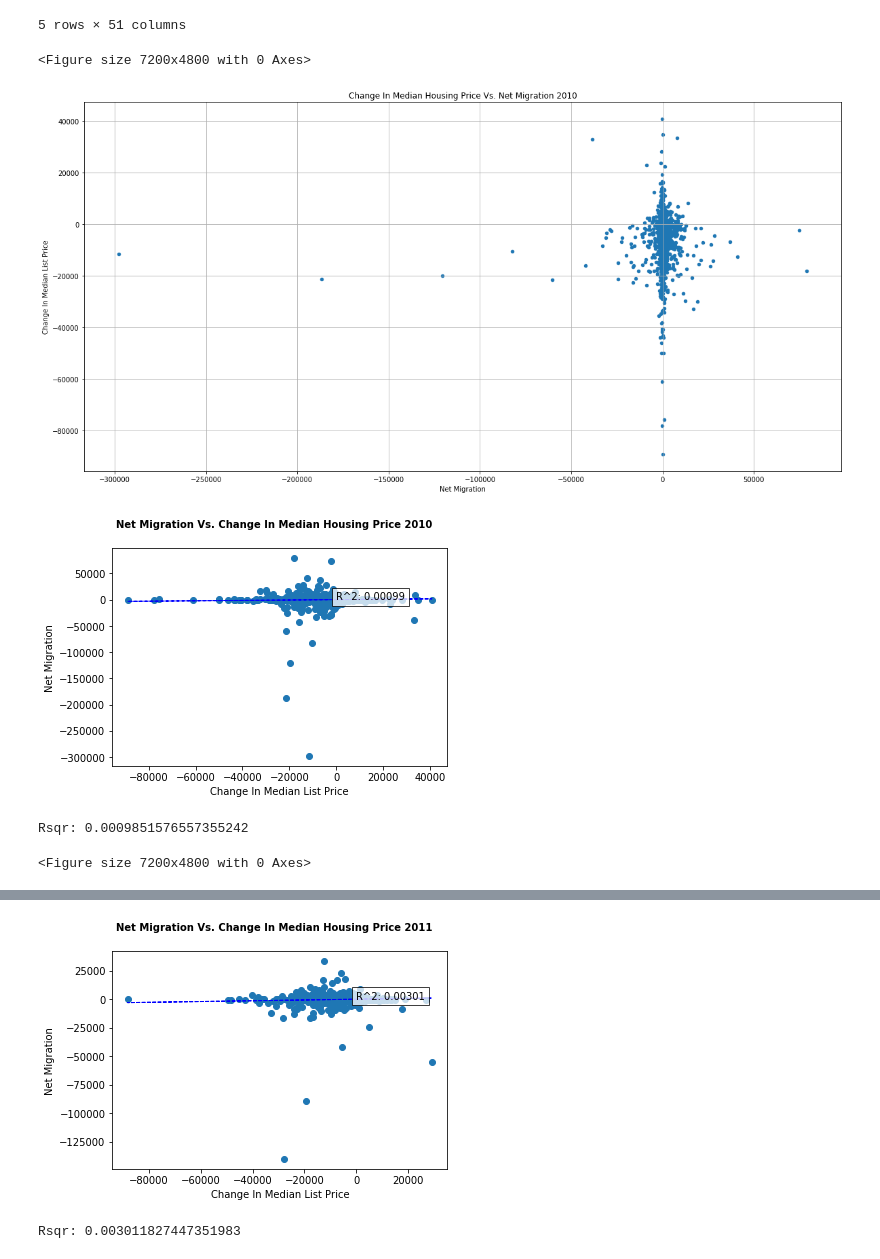
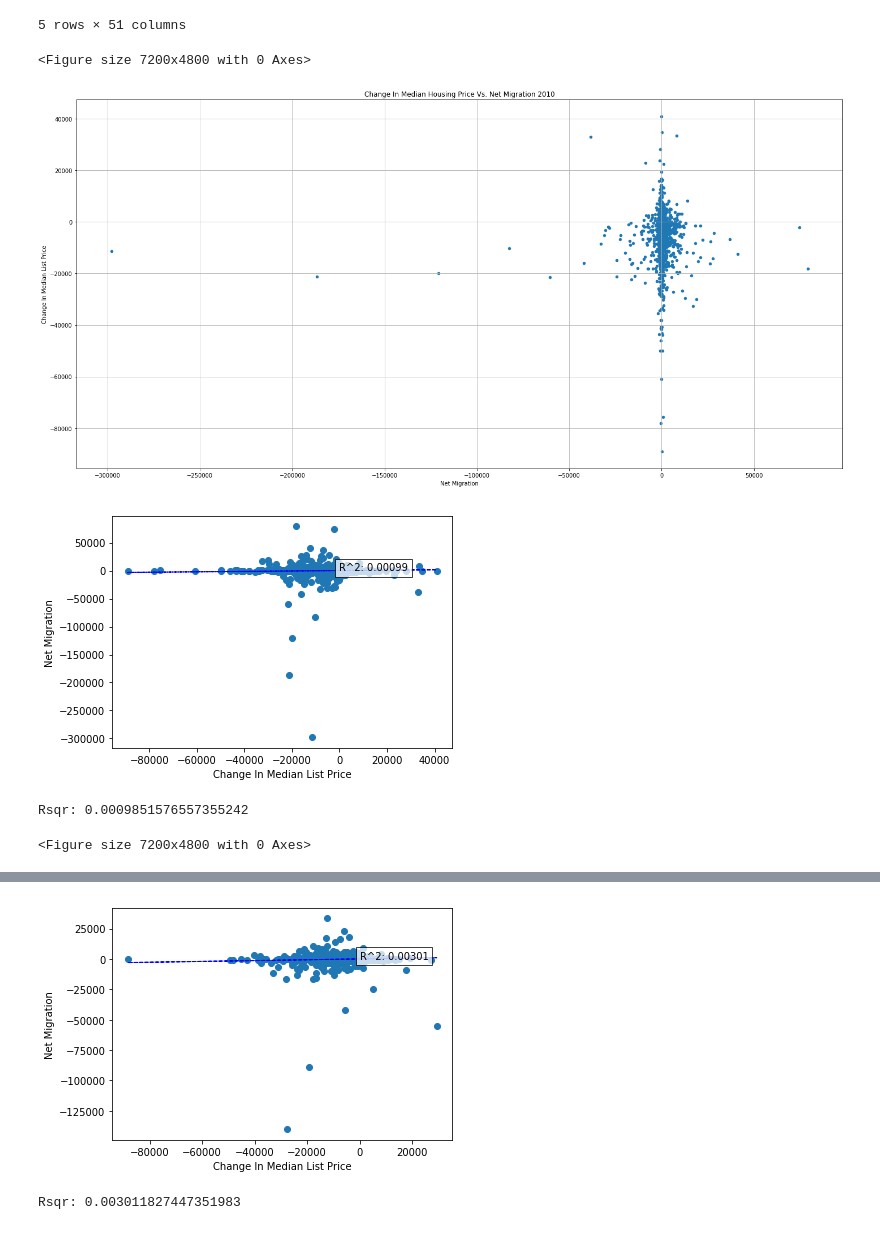
Before and after one commit to UCBDataAna/Project1_Migration, a Jupyter notebook: ScatterPlot_ByYear.ipynb, the cells around one changed output, grey strips where cells are left out. Drawn from its saved outputs; the diff is of its cells as text; code cells hidden in the pictures.

```diff
--- a/ScatterPlot_ByYear.ipynb
+++ b/ScatterPlot_ByYear.ipynb
@@ -60,36 +61,37 @@ for year in years:
 
     plt.figure(dpi=1200)
 
     merge_output.plot(kind="scatter", x=f"{year}NET",
                                               y=f"{year2} Difference",
                                               grid=True, figsize=(20,10),
                                               title=f"Change In Median Housing Price Vs. Net Migration {year2}")
 
     plt.ylabel("Change In Median List Price")
     plt.xlabel("Net Migration")
 
     difference = merge_output[f"{year2} Difference"]
     moved_net = merge_output[f"{year}NET"]
 
     vc_slope, vc_int, vc_r, vc_p, vc_std_err = stats.linregress(difference, moved_net)
     vc_fit = vc_slope * difference + vc_int
 
     fig, (ax1) = plt.subplots(1, sharex=True)
-    fig.suptitle(f"Net Migration Vs. Change In Median Housing Price {year2}", fontsize=10, fontweight="bold")
+    #fig.suptitle(f"Net Migration Vs. Change In Median Housing Price {year2}", fontsize=10, fontweight="bold")
     plt.ylabel("Net Migration")
     plt.xlabel("Change In Median List Price")
 
     #ax1.set_xlim(min(moved_net)-10000, max(moved_net)+10000)
     #ax1.set_ylim(min(difference)-10000, max(difference)+10000)
     ax1.plot(difference, moved_net, linewidth=0, marker="o")
     ax1.plot(difference, vc_fit, "b--", linewidth=1)
     plt.text(-5,-5,"R^2: "+str(round(vc_r**2,5)),bbox=dict(facecolor='white', alpha=0.75))
-    plt.savefig(f"Census vs Zillow Scatter (SELECT STATES-PERC CHANGE) {year2}.png",dpi = 1000)
+    rcParams.update({'figure.autolayout': True})
+    plt.savefig(f"Census vs Zillow Scatter (ALL STATES) {year2}.png",dpi = 1000)
     plt.show()
     print("Rsqr:", vc_r**2)
 # %% [output]
 <Figure size 7200x4800 with 0 Axes>
-[figure, old version]
+[figure, new version]
-[figure, old version]
+[figure, new version]
 Rsqr: 0.0009851576557355242
 <Figure size 7200x4800 with 0 Axes>
@@ -97,3 +99,3 @@ Rsqr: 0.0009851576557355242
-[figure, old version]
+[figure, new version]
 Rsqr: 0.003011827447351983
 <Figure size 7200x4800 with 0 Axes>
```
Also changed, not shown: parts of 2 cells of this notebook, 24 other files.
